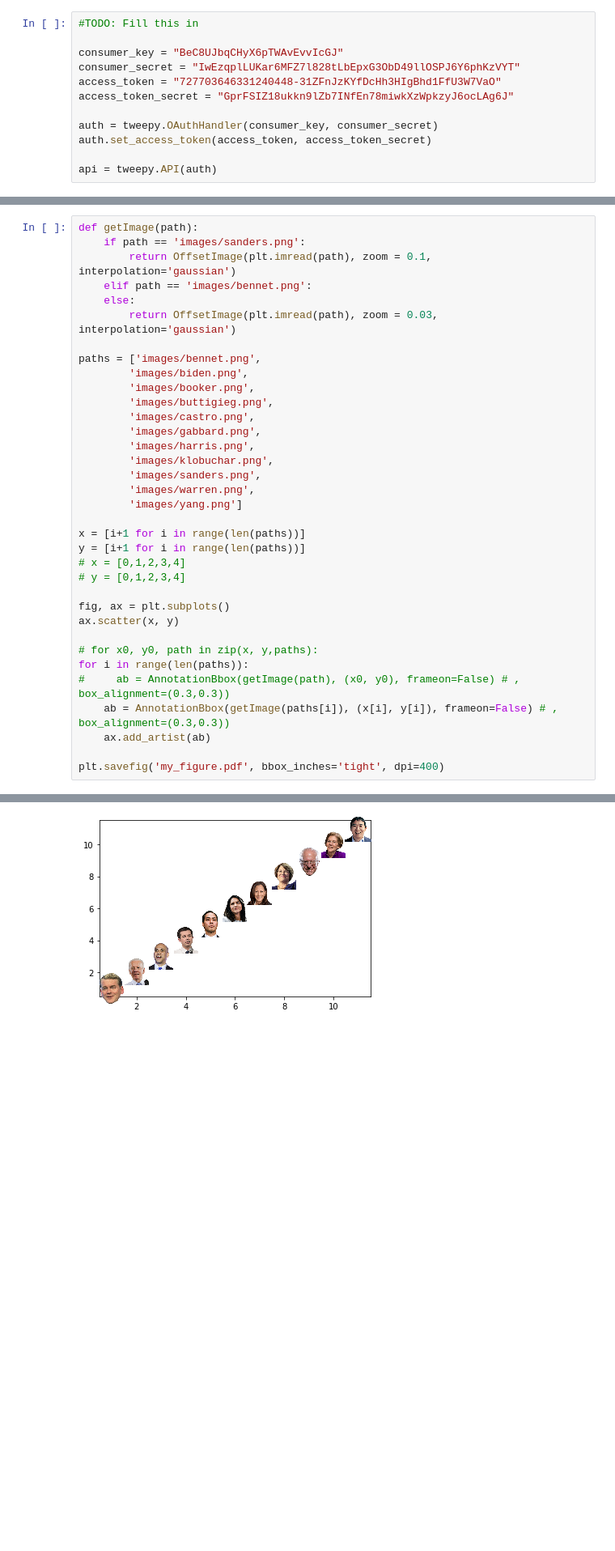
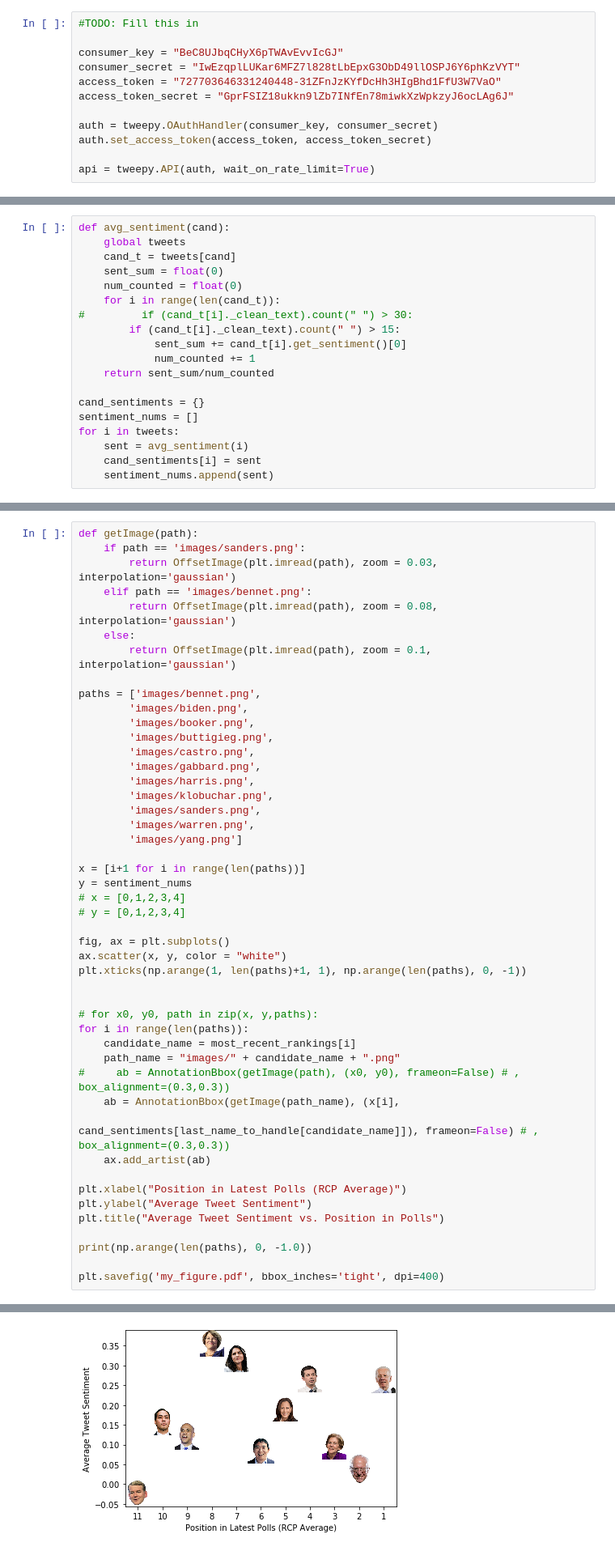
Before and after one commit to pmohamma/political_tweet_analysis, a Jupyter notebook: tweet_setup.ipynb, the cells around one changed output, grey strips where cells are left out. Shown: that part at 81% size. Drawn from its saved outputs; the diff is of its cells as text; blank space fills up the shorter version.

Commit message:
plot code made

```diff
--- a/tweet_setup.ipynb
+++ b/tweet_setup.ipynb
@@ -20,4 +20,4 @@ access_token_secret = "GprFSIZ18ukkn9lZb7INfEn78miwkXzWpkzyJ6ocLAg6J"
 auth = tweepy.OAuthHandler(consumer_key, consumer_secret)
 auth.set_access_token(access_token, access_token_secret)
 
-api = tweepy.API(auth)
+api = tweepy.API(auth, wait_on_rate_limit=True)
@@ -99,0 +131,19 @@ Other campaigns might take money from fancy fundraisers or PACs. Not ours. Will
+# %%
+def avg_sentiment(cand):
+    global tweets
+    cand_t = tweets[cand]
+    sent_sum = float(0)
+    num_counted = float(0)
+    for i in range(len(cand_t)):
+#         if (cand_t[i]._clean_text).count(" ") > 30:
+        if (cand_t[i]._clean_text).count(" ") > 15:
+            sent_sum += cand_t[i].get_sentiment()[0]
+            num_counted += 1
+    return sent_sum/num_counted
+
+cand_sentiments = {}
+sentiment_nums = []
+for i in tweets:
+    sent = avg_sentiment(i)
+    cand_sentiments[i] = sent
+    sentiment_nums.append(sent)
@@ -100,10 +166,11 @@ Other campaigns might take money from fancy fundraisers or PACs. Not ours. Will
 # %%
 def getImage(path):
     if path == 'images/sanders.png':
+        return OffsetImage(plt.imread(path), zoom = 0.03, interpolation='gaussian')
+    elif path == 'images/bennet.png':
+        return OffsetImage(plt.imread(path), zoom = 0.08, interpolation='gaussian')
+    else:
         return OffsetImage(plt.imread(path), zoom = 0.1, interpolation='gaussian')
-    elif path == 'images/bennet.png':
-    else:
-        return OffsetImage(plt.imread(path), zoom = 0.03, interpolation='gaussian')
 
 paths = ['images/bennet.png',
         'images/biden.png',
@@ -118,18 +185,29 @@ paths = ['images/bennet.png',
         'images/yang.png']
 
 x = [i+1 for i in range(len(paths))]
-y = [i+1 for i in range(len(paths))]
+y = sentiment_nums
 # x = [0,1,2,3,4]
 # y = [0,1,2,3,4]
 
 fig, ax = plt.subplots()
-ax.scatter(x, y)
+ax.scatter(x, y, color = "white")
+plt.xticks(np.arange(1, len(paths)+1, 1), np.arange(len(paths), 0, -1))
+
 
 # for x0, y0, path in zip(x, y,paths):
 for i in range(len(paths)):
+    candidate_name = most_recent_rankings[i]
+    path_name = "images/" + candidate_name + ".png"
 #     ab = AnnotationBbox(getImage(path), (x0, y0), frameon=False) # , box_alignment=(0.3,0.3))
-    ab = AnnotationBbox(getImage(paths[i]), (x[i], y[i]), frameon=False) # , box_alignment=(0.3,0.3))
+    ab = AnnotationBbox(getImage(path_name), (x[i],
+                            cand_sentiments[last_name_to_handle[candidate_name]]), frameon=False) # , box_alignment=(0.3,0.3))
     ax.add_artist(ab)
 
+plt.xlabel("Position in Latest Polls (RCP Average)")
+plt.ylabel("Average Tweet Sentiment")
+plt.title("Average Tweet Sentiment vs. Position in Polls")
+
+print(np.arange(len(paths), 0, -1.0))
+
 plt.savefig('my_figure.pdf', bbox_inches='tight', dpi=400)
 # %% [output]
@@ -136 +215 @@ plt.savefig('my_figure.pdf', bbox_inches='tight', dpi=400)
-[figure, old version]
+[figure, new version]
```
Also changed, not shown: parts of 6 cells of this notebook, 3 other files.
